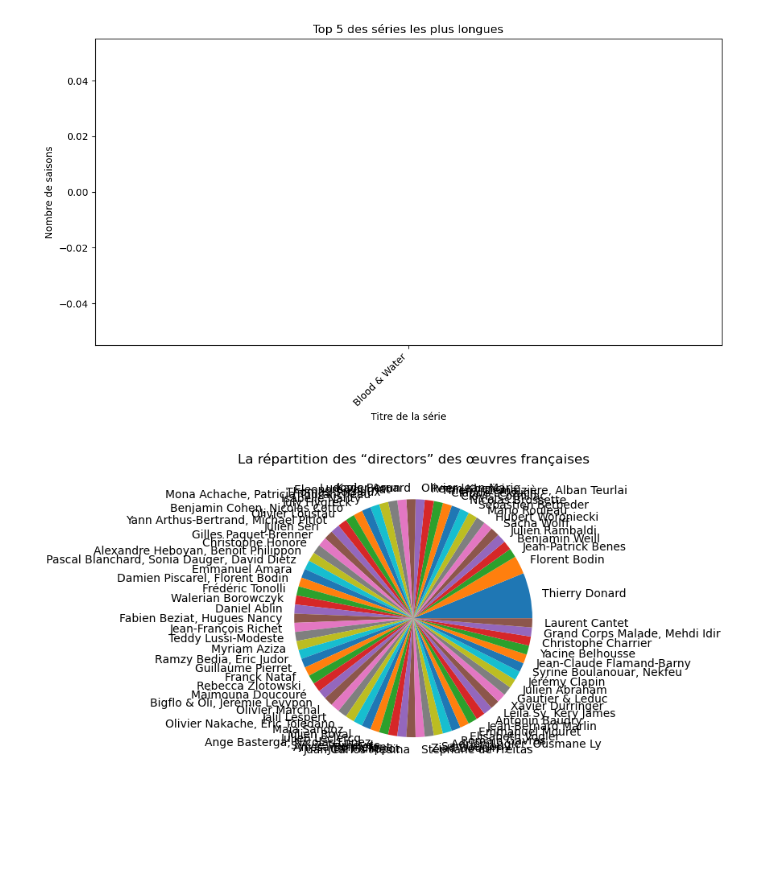
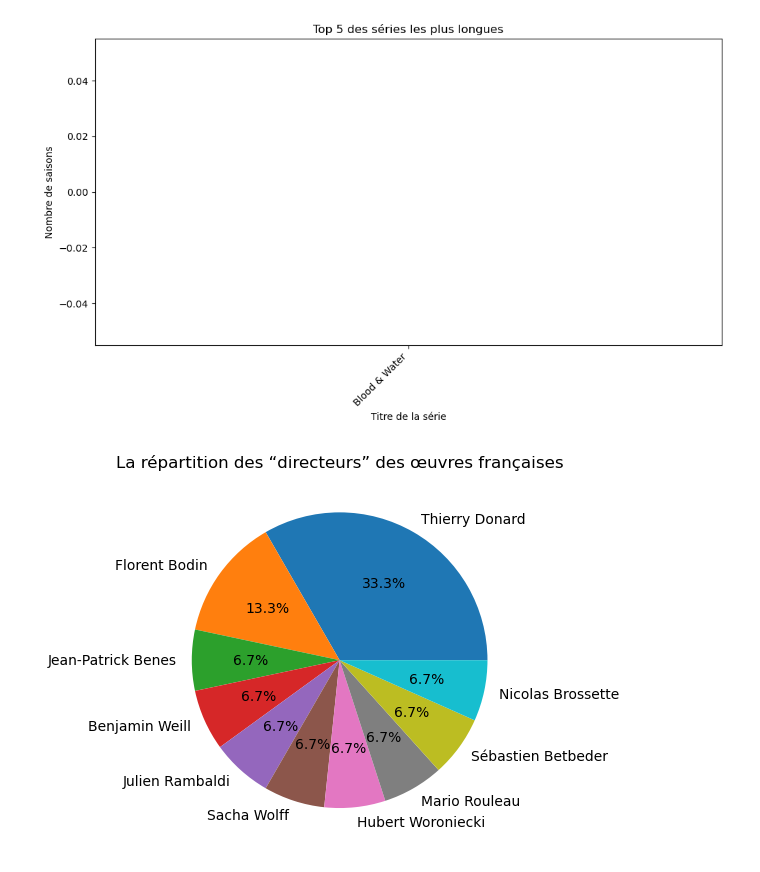
Before and after one commit to pierre-louis-rigaud/netflix-insights, a Jupyter notebook: Netflix Data Analysis.ipynb, the cells around one changed output. Cells and saved outputs as stored; diff of their text form; code cells hidden in the pictures; blank space fills up the shorter version.

```diff
--- a/Netflix Data Analysis.ipynb
+++ b/Netflix Data Analysis.ipynb
@@ -667,19 +623,21 @@ plt.show()
 # %%
 '''
 question 23 j
 '''
 
 oeuvres_francais = data[data["country"]=="France"]
 
 directeur_francais = oeuvres_francais["director"].value_counts()
 
+oeuvre_fr = directeur_francais.head(10)
+
 
 # Créer un diagramme
-plt.pie(directeur_francais, labels=directeur_francais.index)
-plt.title('La répartition des “directors” des œuvres françaises')
+plt.pie(oeuvre_fr, labels=oeuvre_fr.index, autopct='%1.1f%%')
+plt.title('La répartition des “directeurs” des œuvres françaises')
 plt.show()
 # %% [output]
-[figure, old version]
+[figure, new version]
 # %%
 '''
 question 23 k
```
Also changed, not shown: parts of 7 cells of this notebook.
